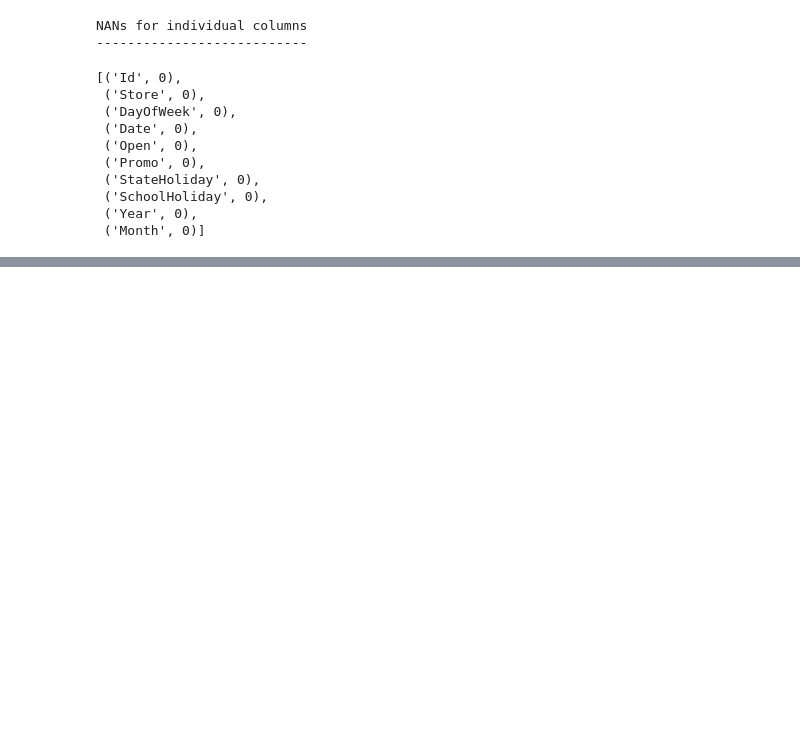
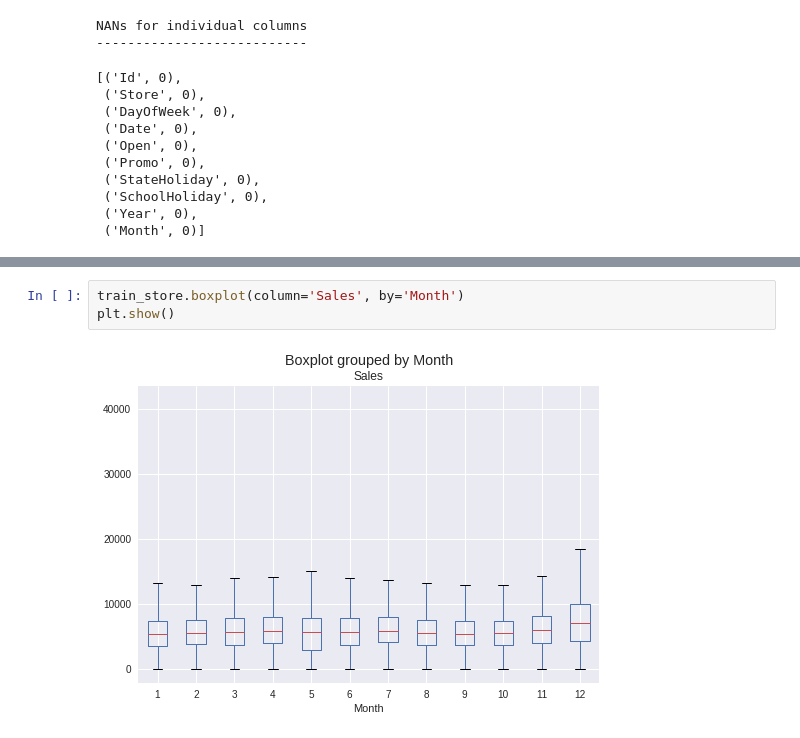
Before and after one commit to ibelieveai/DS-Projects, a Jupyter notebook: Rossmann_Store_Sales_Prediction_Cleaning.ipynb, the cells around one changed output, grey strips where cells are left out. Saved outputs shown, nothing was run; the diff lists cells and outputs as text; blank space fills up the shorter version.

```diff
--- a/Rossmann_Store_Sales_Prediction_Cleaning.ipynb
+++ b/Rossmann_Store_Sales_Prediction_Cleaning.ipynb
@@ -157,0 +307,5 @@ NANs for individual columns
+# %%
+train_store.boxplot(column='Sales', by='Month')
+plt.show()
+# %% [output]
+[figure, added]
```
Also changed, not shown: parts of 43 cells of this notebook.
